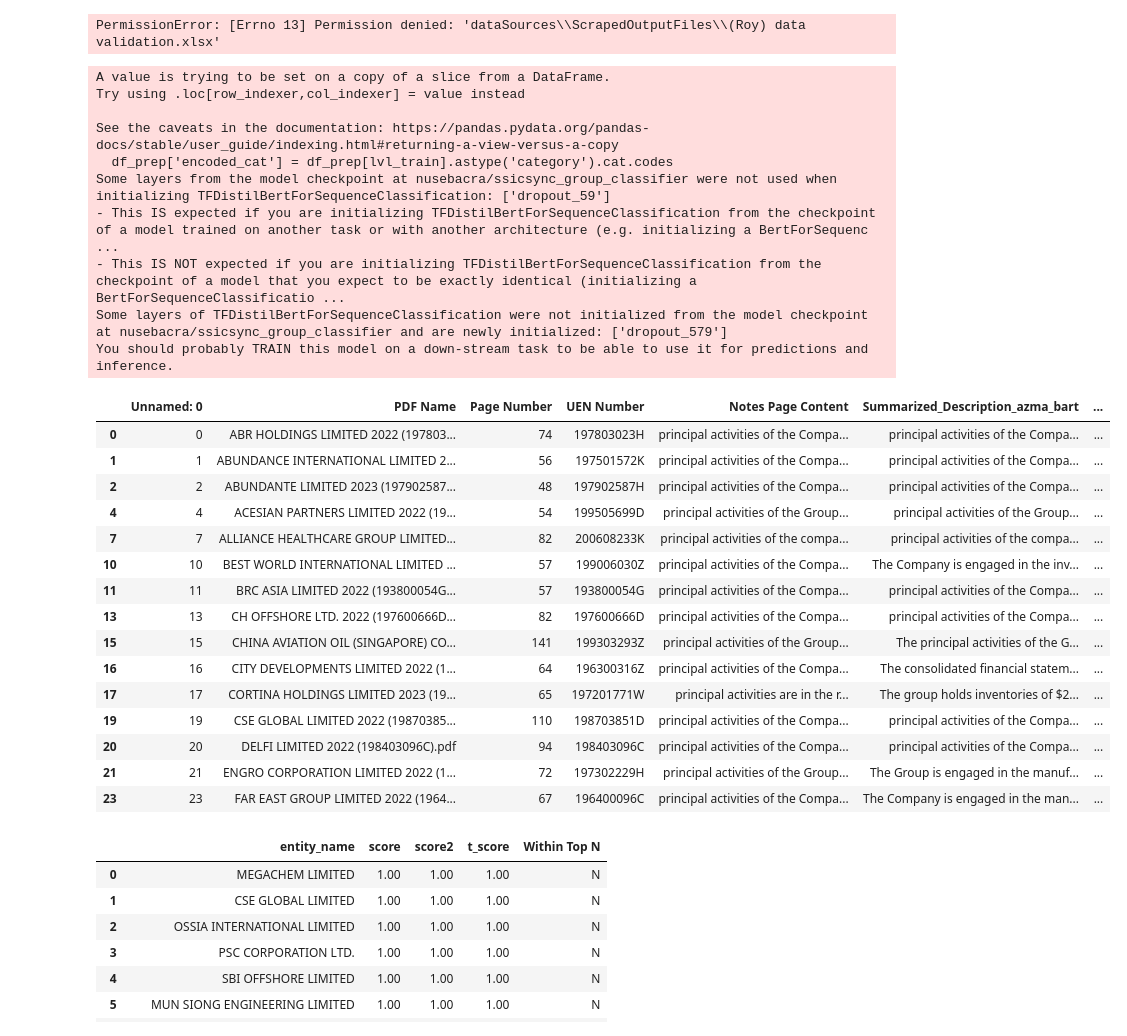
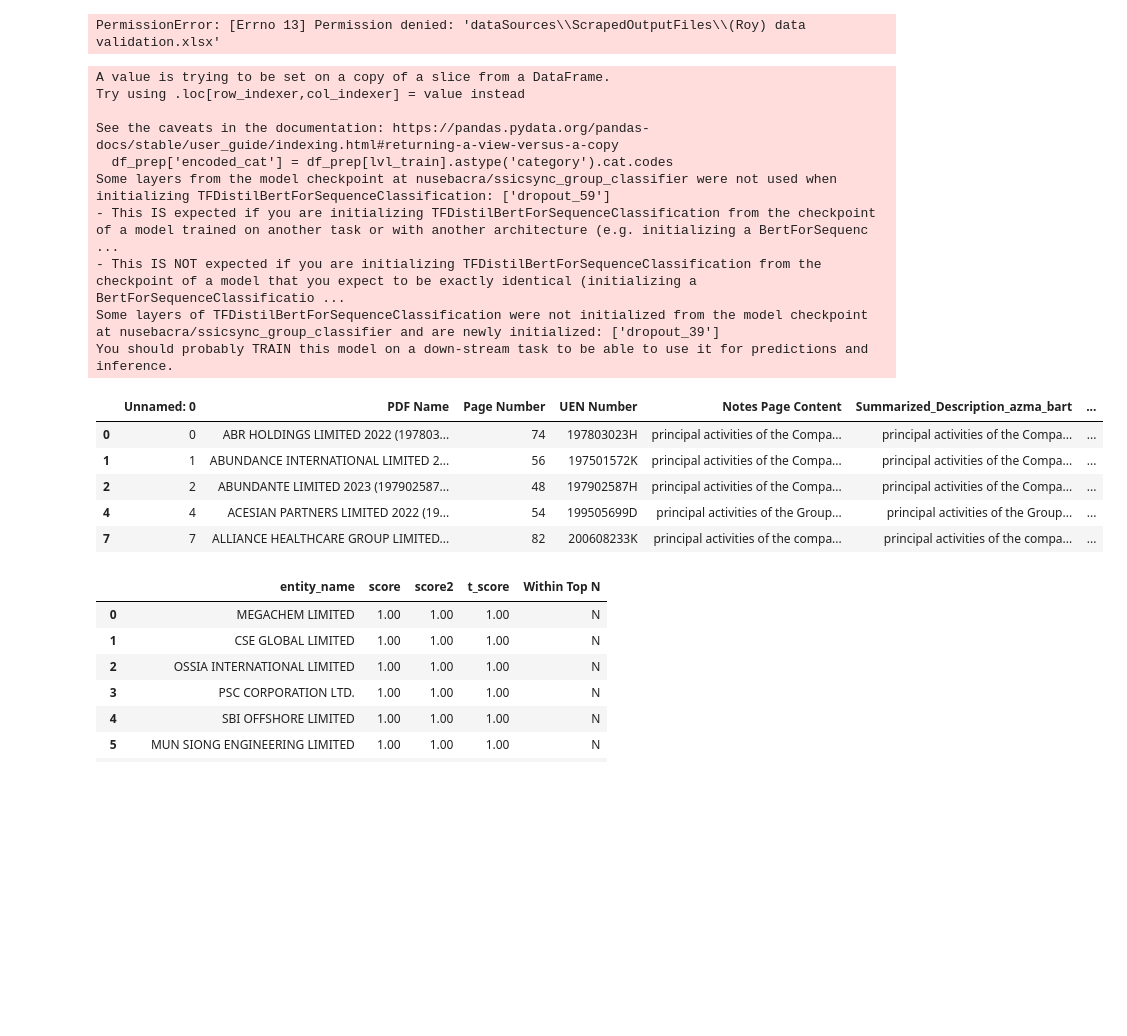
Before and after one commit to yorwel/ssicsync, a Jupyter notebook: 2. Model Load & Test.ipynb, the cells around one changed output. Saved outputs shown, nothing was run; the diff lists cells and outputs as text; code cells hidden in the pictures; blank space fills up the shorter version.

```diff
--- a/2. Model Load & Test.ipynb
+++ b/2. Model Load & Test.ipynb
@@ -519,48 +519,52 @@ pd.set_option('display.max_columns', None)  # None means no limit
 
 vdf = apply_model_to_column(vdf, 'Azma_bart_tfidf', 'predictions')
 
 
 # Define functions to check conditions
-def check_group(row):
-    # Check if any item in predictions matches either Division or Division2
-    return 'Y' if any(item == row['Group'] or item == row['Group2'] for item in row['predictions']) else 'N'
+
+def check_section(row):
+    # Check if the first 2 characters of any item in predictions match either Group or Group2
+    return 'Y' if any(item[:2] == row['Section'] or item[:2] == row['Section2'] for item in row['predictions']) else 'N' ###
 
 def check_division(row):
     # Check if the first 2 characters of any item in predictions match either Group or Group2
     return 'Y' if any(item[:2] == row['Division'] or item[:2] == row['Division2'] for item in row['predictions']) else 'N'
 
+def check_group(row):
+    # Check if any item in predictions matches either Division or Division2
+    return 'Y' if any(item[:3] == row['Group'] or item[:3] == row['Group2'] for item in row['predictions']) else 'N'
+
+def check_class(row):
+    # Check if any item in predictions matches either Division or Division2
+    return 'Y' if any(item[:4] == row['Class'] or item[:4] == row['Class2'] for item in row['predictions']) else 'N'
+
+def check_subclass(row):
+    # Check if any item in predictions matches either Division or Division2
+    return 'Y' if any(item[:5] == row['Sub-class'] or item[:5] == row['Sub-class2'] for item in row['predictions']) else 'N'
+
+
 
 # Apply the functions to create new columns
 vdf['Group_check'] = vdf.apply(check_group, axis=1)
 vdf['Division_check'] = vdf.apply(check_division, axis=1)
-vdf.head(15)
+vdf.head(5)
 # %% [output]
 A value is trying to be set on a copy of a slice from a DataFrame.
 Try using .loc[row_indexer,col_indexer] = value instead
 
 See the caveats in the documentation: https://pandas.pydata.org/pandas-docs/stable/user_guide/indexing.html#returning-a-view-versus-a-copy
   df_prep['encoded_cat'] = df_prep[lvl_train].astype('category').cat.codes
 Some layers from the model checkpoint at nusebacra/ssicsync_group_classifier were not used when initializing TFDistilBertForSequenceClassification: ['dropout_59']
 - This IS expected if you are initializing TFDistilBertForSequenceClassification from the checkpoint of a model trained on another task or with another architecture (e.g. initializing a BertForSequenc ...
 - This IS NOT expected if you are initializing TFDistilBertForSequenceClassification from the checkpoint of a model that you expect to be exactly identical (initializing a BertForSequenceClassificatio ...
-Some layers of TFDistilBertForSequenceClassification were not initialized from the model checkpoint at nusebacra/ssicsync_group_classifier and are newly initialized: ['dropout_579']
+Some layers of TFDistilBertForSequenceClassification were not initialized from the model checkpoint at nusebacra/ssicsync_group_classifier and are newly initialized: ['dropout_39']
 You should probably TRAIN this model on a down-stream task to be able to use it for predictions and inference.
 |  | Unnamed: 0 | PDF Name | Page Number | UEN Number | Notes Page Content | Summarized_Description_azma_bart | ... |
 | 0 | 0 | ABR HOLDINGS LIMITED 2022 (197803... | 74 | 197803023H | principal activities of the Compa... | principal activities of the Compa... | ... |
 | 1 | 1 | ABUNDANCE INTERNATIONAL LIMITED 2... | 56 | 197501572K | principal activities of the Compa... | principal activities of the Compa... | ... |
 | 2 | 2 | ABUNDANTE LIMITED 2023 (197902587... | 48 | 197902587H | principal activities of the Compa... | principal activities of the Compa... | ... |
 | 4 | 4 | ACESIAN PARTNERS LIMITED 2022 (19... | 54 | 199505699D | principal activities of the Group... | principal activities of the Group... | ... |
 | 7 | 7 | ALLIANCE HEALTHCARE GROUP LIMITED... | 82 | 200608233K | principal activities of the compa... | principal activities of the compa... | ... |
-| 10 | 10 | BEST WORLD INTERNATIONAL LIMITED ... | 57 | 199006030Z | principal activities of the Compa... | The Company is engaged in the inv... | ... |
-| 11 | 11 | BRC ASIA LIMITED 2022 (193800054G... | 57 | 193800054G | principal activities of the Compa... | principal activities of the Compa... | ... |
-| 13 | 13 | CH OFFSHORE LTD. 2022 (197600666D... | 82 | 197600666D | principal activities of the Compa... | principal activities of the Compa... | ... |
-| 15 | 15 | CHINA AVIATION OIL (SINGAPORE) CO... | 141 | 199303293Z | principal activities of the Group... | The principal activities of the G... | ... |
-| 16 | 16 | CITY DEVELOPMENTS LIMITED 2022 (1... | 64 | 196300316Z | principal activities of the Compa... | The consolidated financial statem... | ... |
-| 17 | 17 | CORTINA HOLDINGS LIMITED 2023 (19... | 65 | 197201771W | principal activities are in the r... | The group holds inventories of $2... | ... |
-| 19 | 19 | CSE GLOBAL LIMITED 2022 (19870385... | 110 | 198703851D | principal activities of the Compa... | principal activities of the Compa... | ... |
-| 20 | 20 | DELFI LIMITED 2022 (198403096C).pdf | 94 | 198403096C | principal activities of the Compa... | principal activities of the Compa... | ... |
-| 21 | 21 | ENGRO CORPORATION LIMITED 2022 (1... | 72 | 197302229H | principal activities of the Group... | The Group is engaged in the manuf... | ... |
-| 23 | 23 | FAR EAST GROUP LIMITED 2022 (1964... | 67 | 196400096C | principal activities of the Compa... | The Company is engaged in the man... | ... |
 # %%
 # For WY info
 
```
